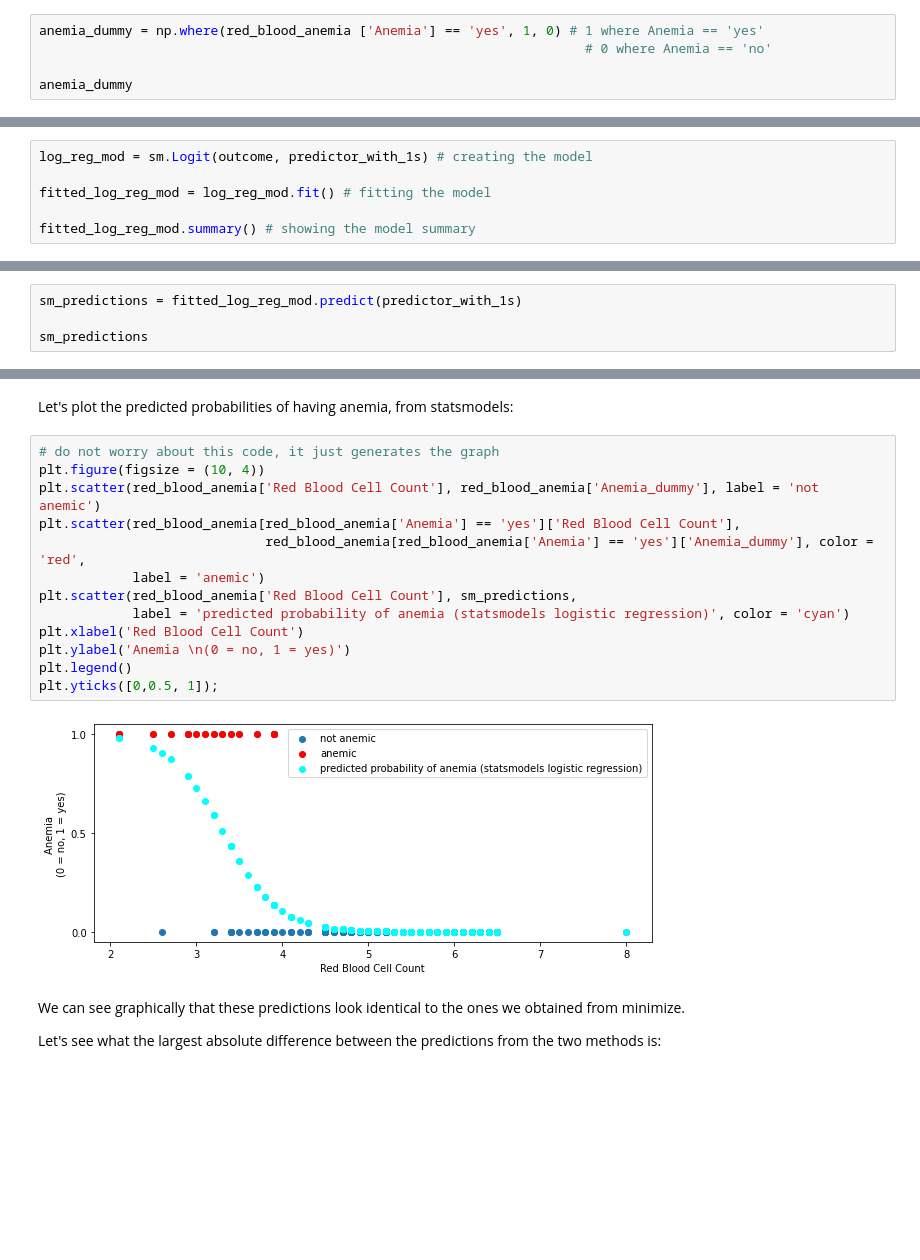
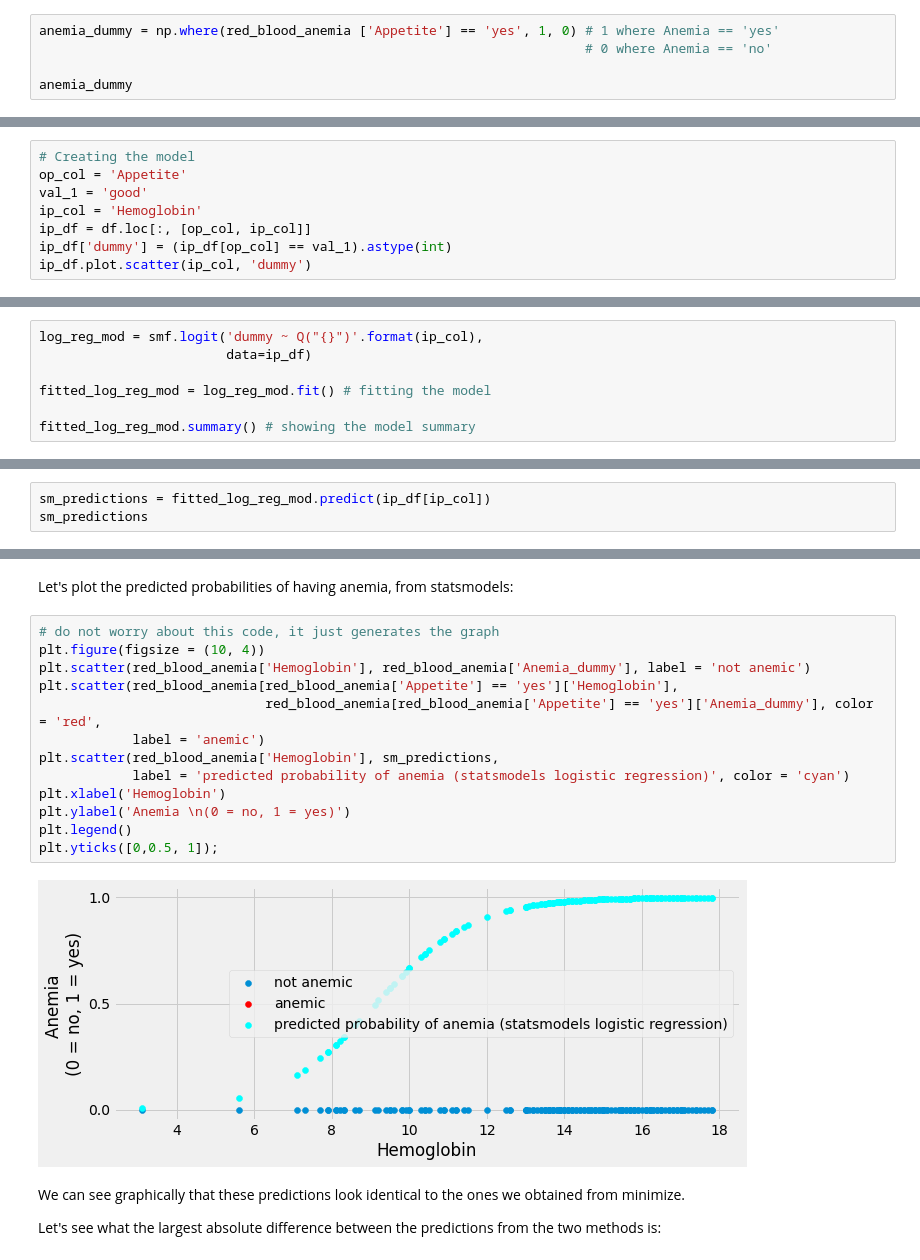
Before and after one commit to pxr687/edu_resources, a Jupyter notebook: Binary_Logistic_Regression_with_Minimize.ipynb, the cells around one changed output, grey strips where cells are left out. Cells and saved outputs as stored; diff of their text form; blank space fills up the shorter version.

```diff
--- a/Binary_Logistic_Regression_with_Minimize.ipynb
+++ b/Binary_Logistic_Regression_with_Minimize.ipynb
@@ -98,7 +118,7 @@
 
 <i> Note: </i> when you are doing this, be sure to keep track of which label you have coded as 1. Normally this would be the more interesting outcome (in this case, 'Yes' is coded as 1). Keep track of it, as it will affect the interpretation of the regression coefficients.
 # %%
-anemia_dummy = np.where(red_blood_anemia ['Anemia'] == 'yes', 1, 0) # 1 where Anemia == 'yes'
+anemia_dummy = np.where(red_blood_anemia ['Appetite'] == 'yes', 1, 0) # 1 where Anemia == 'yes'
                                                                       # 0 where Anemia == 'no'
 
 anemia_dummy
@@ -926,0 +948,8 @@ predictor_with_1s
+# %%
+# Creating the model
+op_col = 'Appetite'
+val_1 = 'good'
+ip_col = 'Hemoglobin'
+ip_df = df.loc[:, [op_col, ip_col]]
+ip_df['dummy'] = (ip_df[op_col] == val_1).astype(int)
+ip_df.plot.scatter(ip_col, 'dummy')
@@ -927,5 +981,6 @@ predictor_with_1s
 # %%
-log_reg_mod = sm.Logit(outcome, predictor_with_1s) # creating the model
+log_reg_mod = smf.logit('dummy ~ Q("{}")'.format(ip_col),
+                        data=ip_df)
 
 fitted_log_reg_mod = log_reg_mod.fit() # fitting the model
 
@@ -958,5 +1014,4 @@
 # %%
-sm_predictions = fitted_log_reg_mod.predict(predictor_with_1s)
-
+sm_predictions = fitted_log_reg_mod.predict(ip_df[ip_col])
 sm_predictions
 # %% [output]
@@ -977,18 +1032,18 @@ Let's plot the predicted probabilities of having anemia, from statsmodels:
 # %%
 # do not worry about this code, it just generates the graph
 plt.figure(figsize = (10, 4))
-plt.scatter(red_blood_anemia['Red Blood Cell Count'], red_blood_anemia['Anemia_dummy'], label = 'not anemic')
-plt.scatter(red_blood_anemia[red_blood_anemia['Anemia'] == 'yes']['Red Blood Cell Count'],
-                             red_blood_anemia[red_blood_anemia['Anemia'] == 'yes']['Anemia_dummy'], color = 'red',
+plt.scatter(red_blood_anemia['Hemoglobin'], red_blood_anemia['Anemia_dummy'], label = 'not anemic')
+plt.scatter(red_blood_anemia[red_blood_anemia['Appetite'] == 'yes']['Hemoglobin'],
+                             red_blood_anemia[red_blood_anemia['Appetite'] == 'yes']['Anemia_dummy'], color = 'red',
             label = 'anemic')
-plt.scatter(red_blood_anemia['Red Blood Cell Count'], sm_predictions,
+plt.scatter(red_blood_anemia['Hemoglobin'], sm_predictions,
             label = 'predicted probability of anemia (statsmodels logistic regression)', color = 'cyan')
-plt.xlabel('Red Blood Cell Count')
+plt.xlabel('Hemoglobin')
 plt.ylabel('Anemia \n(0 = no, 1 = yes)')
 plt.legend()
 plt.yticks([0,0.5, 1]);
 # %% [output]
-[figure, old version]
+[figure, new version]
 # %% [markdown]
 We can see graphically that these predictions look identical to the ones we obtained from minimize.
 
```
Also changed, not shown: parts of 42 cells of this notebook, 2 other files.
